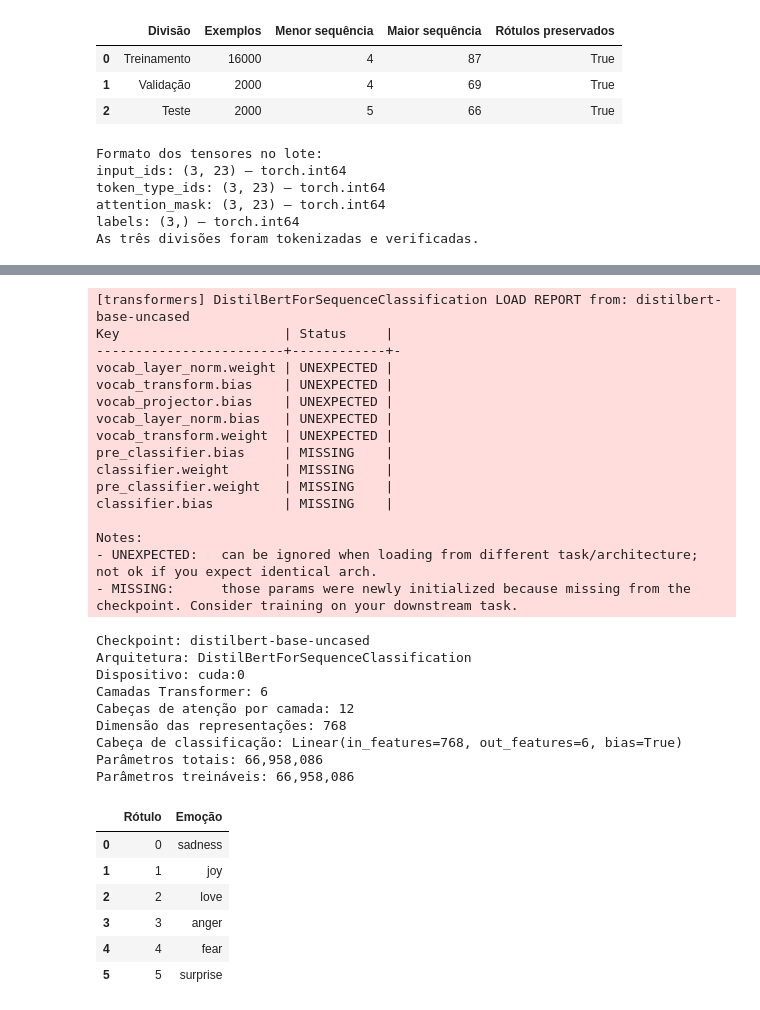
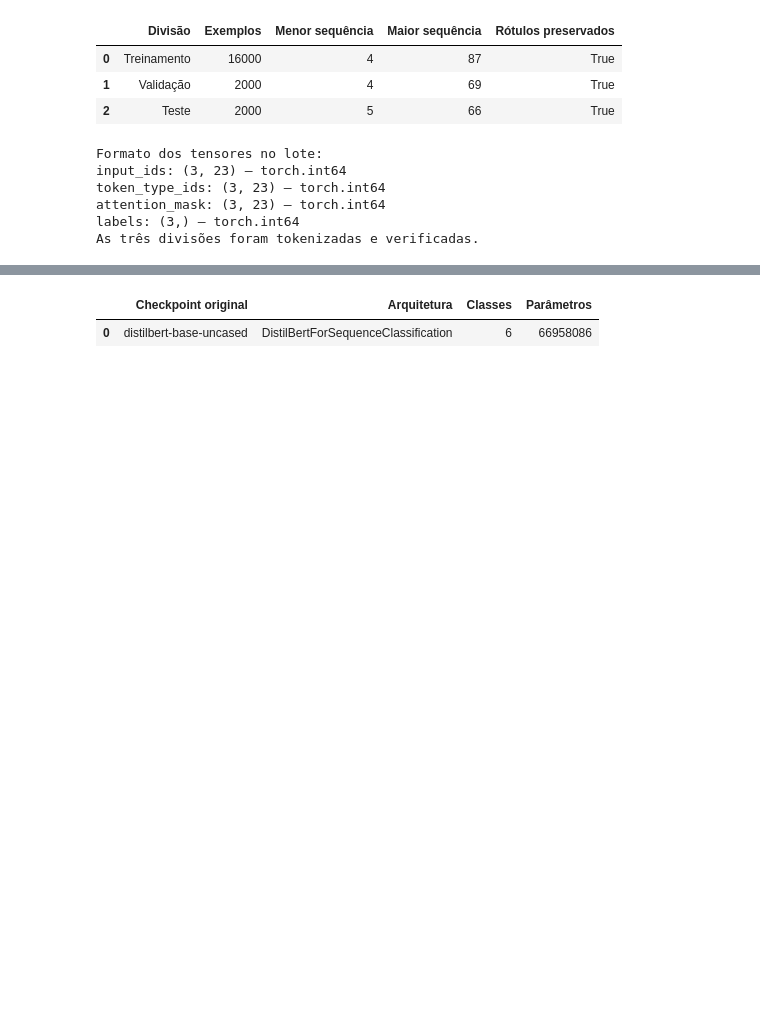
Before and after one commit to DaviSeiji/transformers-rn, a Jupyter notebook: Projeto5_Transformers.ipynb, the cells around one changed output, grey strips where cells are left out. Saved outputs shown, nothing was run; the diff lists cells and outputs as text; code cells hidden in the pictures; blank space fills up the shorter version.

```diff
--- a/Projeto5_Transformers.ipynb
+++ b/Projeto5_Transformers.ipynb
@@ -333,75 +319,22 @@ Referência: [checkpoint DistilBERT](https://huggingface.co/distilbert/distilber
 # %%
-# Confere a ordem original das seis emoções antes de configurar o modelo.
 assert nomes_classes == ["sadness", "joy", "love", "anger", "fear", "surprise"]
-
 id2label = dict(enumerate(nomes_classes))
 label2id = {emocao: indice for indice, emocao in id2label.items()}
-
 dispositivo = torch.device("cuda" if torch.cuda.is_available() else "cpu")
 
-# Torna reproduzível também a inicialização da nova cabeça ao reexecutar a célula.
-torch.manual_seed(SEMENTE)
-modelo = AutoModelForSequenceClassification.from_pretrained(
-    NOME_MODELO,
-    num_labels=6,
-    id2label=id2label,
-    label2id=label2id,
+configuracao_modelo = json.loads(
+    Path("results/baseline/melhor_modelo/config.json").read_text(encoding="utf-8")
 )
-modelo = modelo.to(dispositivo)
-
-assert modelo.config.num_labels == 6
-assert modelo.config.id2label == id2label
-assert modelo.config.label2id == label2id
-
-parametros_totais = sum(parametro.numel() for parametro in modelo.parameters())
-parametros_treinaveis = sum(
-    parametro.numel() for parametro in modelo.parameters() if parametro.requires_grad
+parametros_modelo = json.loads(
+    Path("results/baseline/parametros_modelo.json").read_text(encoding="utf-8")
 )
-
-print(f"Checkpoint: {NOME_MODELO}")
-print(f"Arquitetura: {modelo.__class__.__name__}")
-print(f"Dispositivo: {next(modelo.parameters()).device}")
-print(f"Camadas Transformer: {modelo.config.n_layers}")
-print(f"Cabeças de atenção por camada: {modelo.config.n_heads}")
-print(f"Dimensão das representações: {modelo.config.dim}")
-print(f"Cabeça de classificação: {modelo.classifier}")
-print(f"Parâmetros totais: {parametros_totais:,}")
-print(f"Parâmetros treináveis: {parametros_treinaveis:,}")
-display(pd.DataFrame({
-    "Rótulo": list(id2label.keys()),
-    "Emoção": list(id2label.values()),
-}))
+display(pd.DataFrame([{
+    "Checkpoint original": NOME_MODELO,
+    "Arquitetura": configuracao_modelo["architectures"][0],
+    "Classes": len(nomes_classes),
+    "Parâmetros": parametros_modelo["totais"],
+}]))
 # %% [output]
-[transformers] DistilBertForSequenceClassification LOAD REPORT from: distilbert-base-uncased
-Key                     | Status     |
-------------------------+------------+-
-vocab_layer_norm.weight | UNEXPECTED |
-vocab_transform.bias    | UNEXPECTED |
-vocab_projector.bias    | UNEXPECTED |
-vocab_layer_norm.bias   | UNEXPECTED |
-vocab_transform.weight  | UNEXPECTED |
-pre_classifier.bias     | MISSING    |
-classifier.weight       | MISSING    |
-pre_classifier.weight   | MISSING    |
-classifier.bias         | MISSING    |
-
-Notes:
-- UNEXPECTED:   can be ignored when loading from different task/architecture; not ok if you expect identical arch.
-- MISSING:      those params were newly initialized because missing from the checkpoint. Consider training on your downstream task.
-Checkpoint: distilbert-base-uncased
-Arquitetura: DistilBertForSequenceClassification
-Dispositivo: cuda:0
-Camadas Transformer: 6
-Cabeças de atenção por camada: 12
-Dimensão das representações: 768
-Cabeça de classificação: Linear(in_features=768, out_features=6, bias=True)
-Parâmetros totais: 66,958,086
-Parâmetros treináveis: 66,958,086
-|  | Rótulo | Emoção |
-| 0 | 0 | sadness |
-| 1 | 1 | joy |
-| 2 | 2 | love |
-| 3 | 3 | anger |
-| 4 | 4 | fear |
-| 5 | 5 | surprise |
+|  | Checkpoint original | Arquitetura | Classes | Parâmetros |
+| 0 | distilbert-base-uncased | DistilBertForSequenceClassification | 6 | 66958086 |
 # %% [markdown]
```
Also changed, not shown: parts of 43 cells of this notebook, 17 other files.
